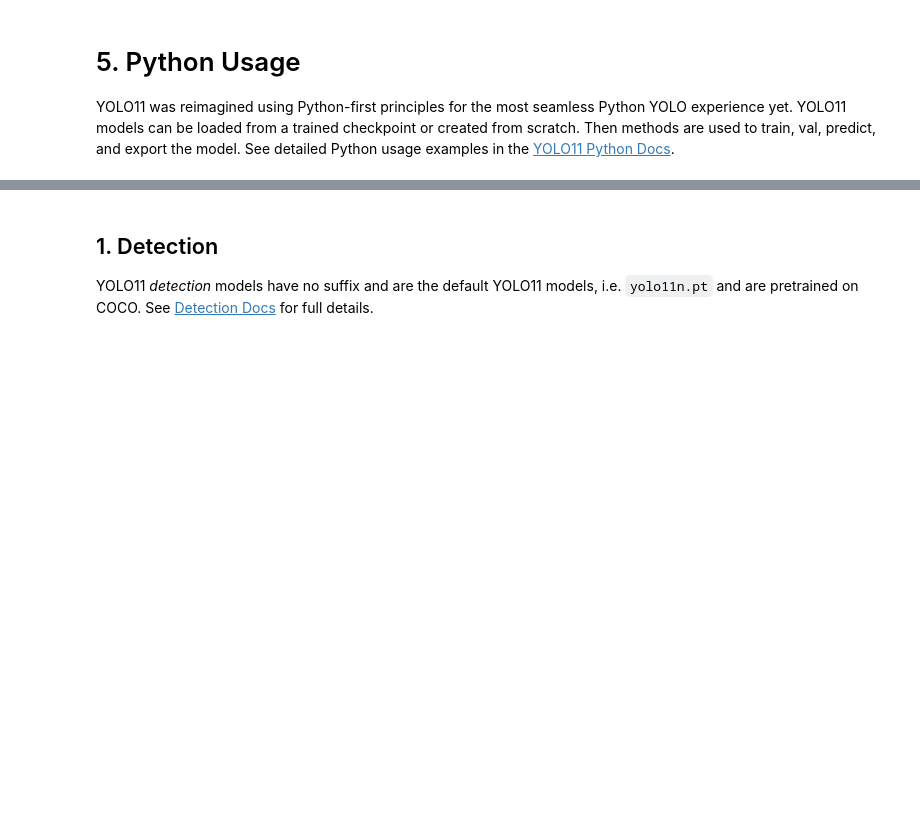
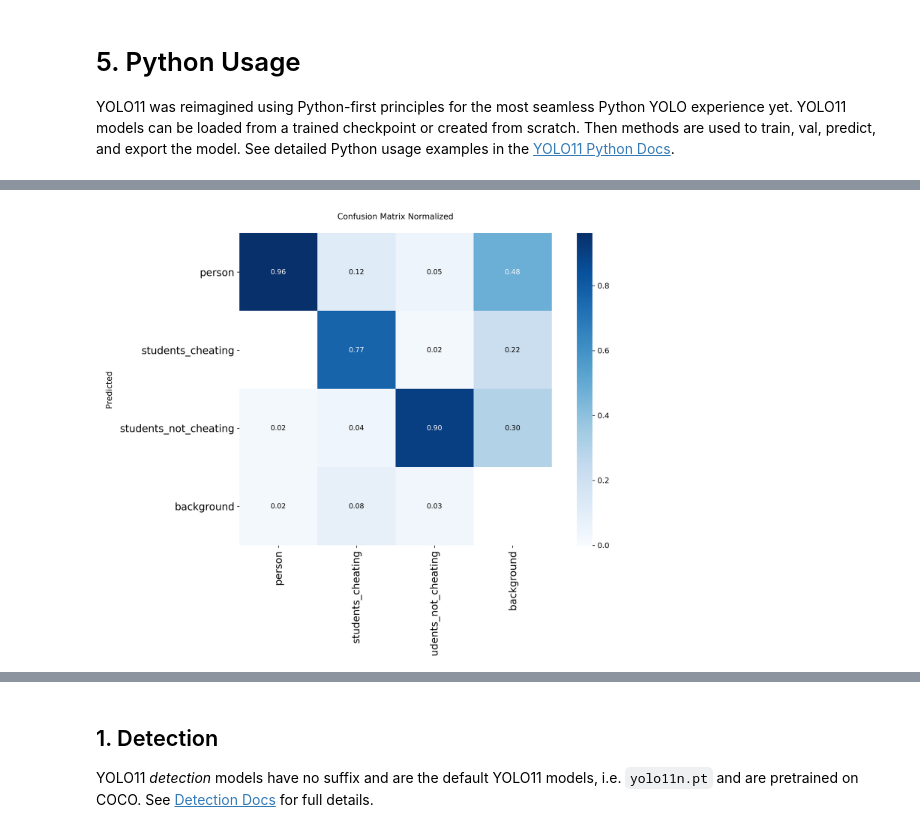
Before and after one commit to Hoa105/Hoa105, a Jupyter notebook: examples/tutorial.ipynb, the cells around one changed output, grey strips where cells are left out. Drawn from its saved outputs; the diff is of its cells as text; code cells hidden in the pictures; blank space fills up the shorter version.

```diff
--- a/examples/tutorial.ipynb
+++ b/examples/tutorial.ipynb
@@ -239,0 +262,5 @@ Results saved to /content/runs/detect/predict
+# %%
+from IPython.display import Image
+Image(filename="/content/runs/detect/val2/confusion_matrix_normalized.png", width=600)
+# %% [output]
+[figure, added]
```
Also changed, not shown: parts of 3 cells of this notebook.
